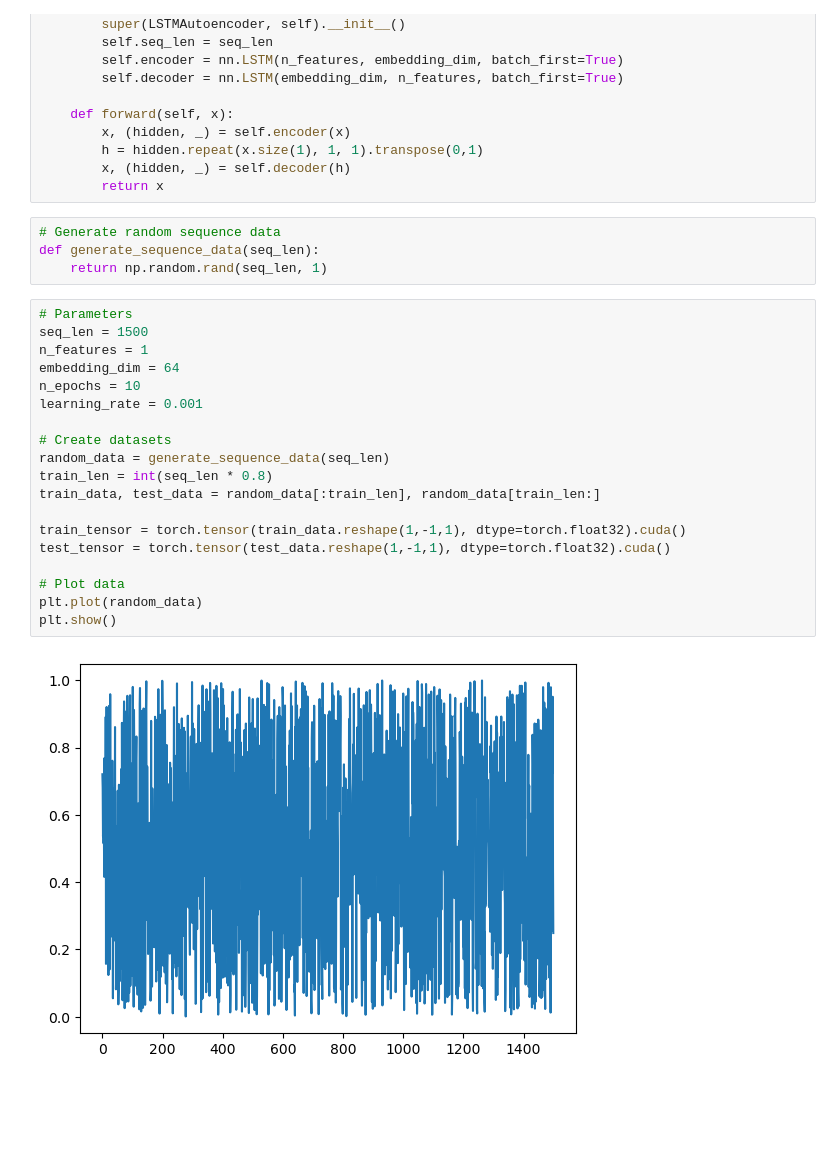
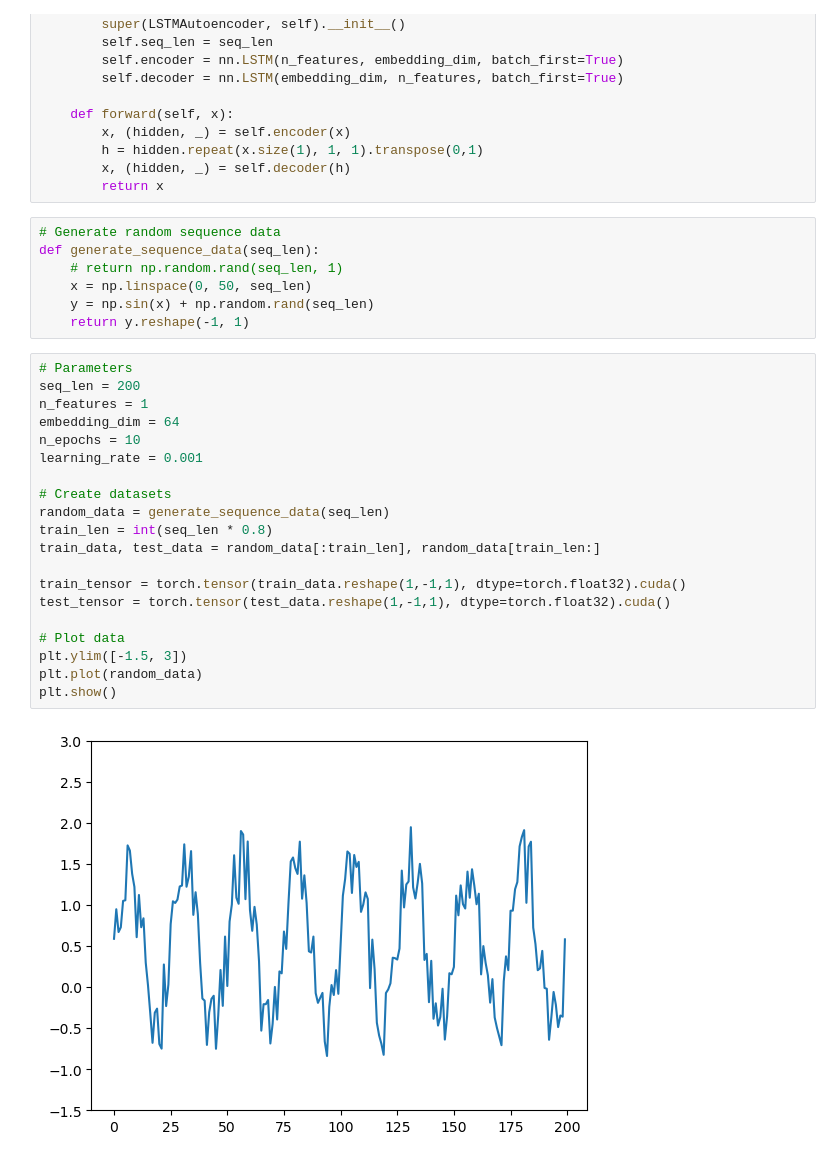
Before and after one commit to cm8908/Anomaly-Detection-with-LSTM-Autoencoder, a Jupyter notebook: anomaly-detection-lstm-autoencoder.ipynb, the cells around one changed output. Cells and saved outputs as stored; diff of their text form; blank space fills up the shorter version.

```diff
--- a/anomaly-detection-lstm-autoencoder.ipynb
+++ b/anomaly-detection-lstm-autoencoder.ipynb
@@ -21,28 +24,32 @@ class LSTMAutoencoder(nn.Module):
 # %%
 # Generate random sequence data
 def generate_sequence_data(seq_len):
-    return np.random.rand(seq_len, 1)
+    # return np.random.rand(seq_len, 1)
+    x = np.linspace(0, 50, seq_len)
+    y = np.sin(x) + np.random.rand(seq_len)
+    return y.reshape(-1, 1)
 # %%
 # Parameters
-seq_len = 1500
+seq_len = 200
 n_features = 1
 embedding_dim = 64
 n_epochs = 10
 learning_rate = 0.001
 
 # Create datasets
 random_data = generate_sequence_data(seq_len)
 train_len = int(seq_len * 0.8)
 train_data, test_data = random_data[:train_len], random_data[train_len:]
 
 train_tensor = torch.tensor(train_data.reshape(1,-1,1), dtype=torch.float32).cuda()
 test_tensor = torch.tensor(test_data.reshape(1,-1,1), dtype=torch.float32).cuda()
 
 # Plot data
+plt.ylim([-1.5, 3])
 plt.plot(random_data)
 plt.show()
 # %% [output]
-[figure, old version]
+[figure, new version]
 # %%
 # Model, loss function and optimizer
 model = LSTMAutoencoder(seq_len, n_features, embedding_dim).cuda()
```
Also changed, not shown: parts of 6 cells of this notebook.
